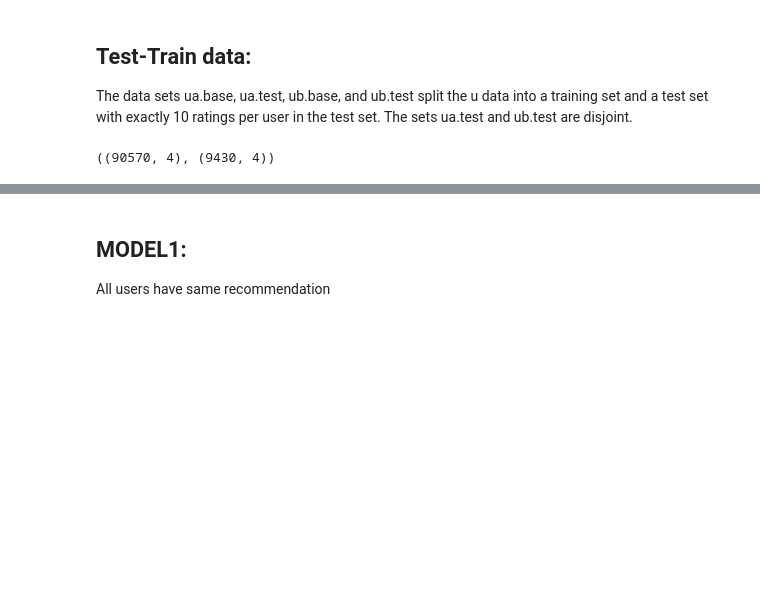
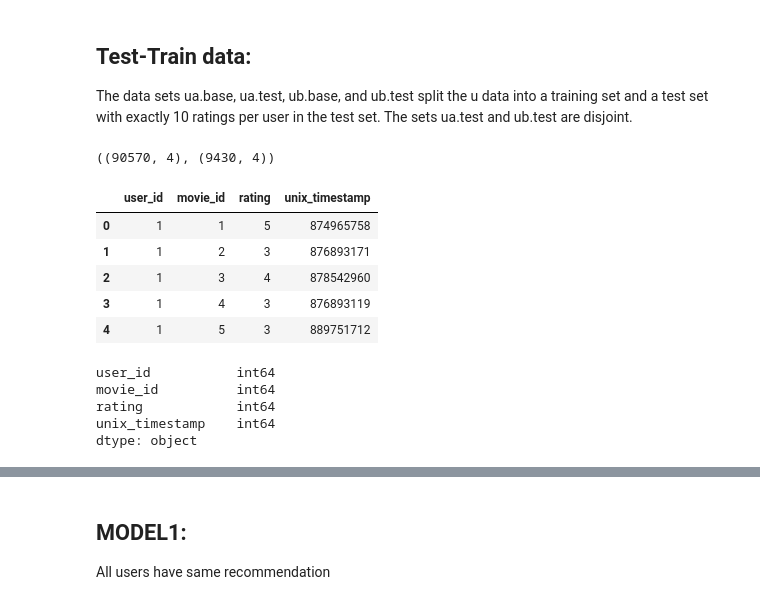
Before and after one commit to harishaaram/Recommender_System, a Jupyter notebook: movieLens/Movie_RS.ipynb, the cells around one changed output, grey strips where cells are left out. Drawn from its saved outputs; the diff is of its cells as text; code cells hidden in the pictures; blank space fills up the shorter version.

```diff
--- a/movieLens/Movie_RS.ipynb
+++ b/movieLens/Movie_RS.ipynb
@@ -91,11 +91,26 @@ train.shape, test.shape
 ((90570, 4), (9430, 4))
 # %%
 import graphlab as gl
+train.head()
+# %% [output]
+|  | user_id | movie_id | rating | unix_timestamp |
+| 0 | 1 | 1 | 5 | 874965758 |
+| 1 | 1 | 2 | 3 | 876893171 |
+| 2 | 1 | 3 | 4 | 878542960 |
+| 3 | 1 | 4 | 3 | 876893119 |
+| 4 | 1 | 5 | 3 | 889751712 |
 # %%
 # #checking
 # url = 'https://static.turi.com/datasets/millionsong/song_data.csv'
 # songs = gl.SFrame.read_csv(url)
 # songs.show()
+train.dtypes
+# %% [output]
+user_id           int64
+movie_id          int64
+rating            int64
+unix_timestamp    int64
+dtype: object
 # %%
 SF_train = gl.SFrame(train)
 SF_test = gl. SFrame(test)
```
Also changed, not shown: parts of 5 cells of this notebook, 2 other files.
